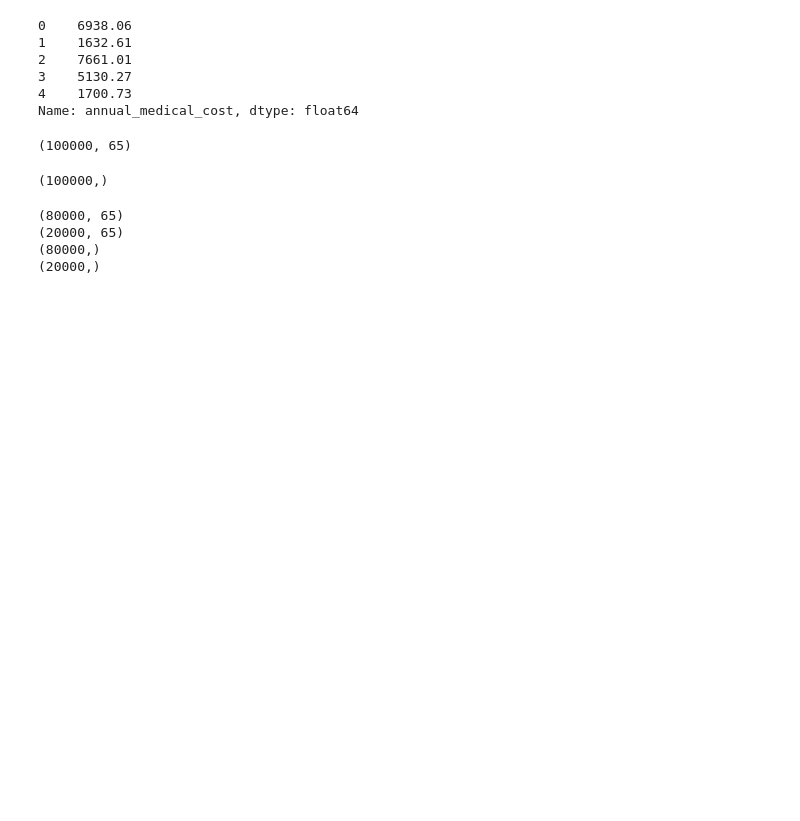
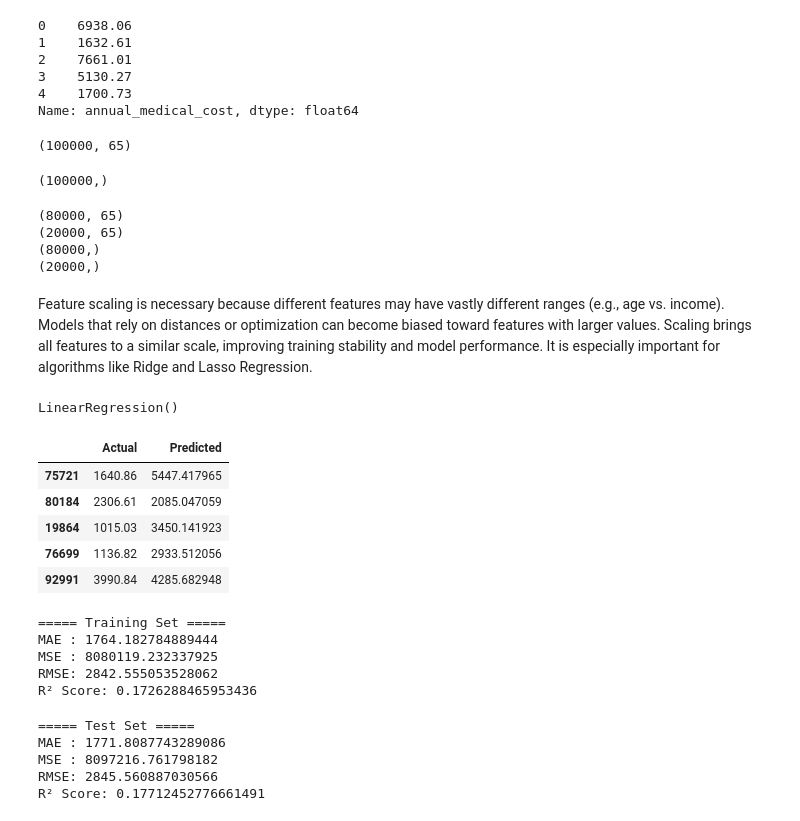
Before and after one commit to Krishna-matic/Machine_Learning_Projects, a Jupyter notebook: 01_medical_insurance_cost_prediction/Medical_Insurance_Cost_Prediction.ipynb, the cells around one changed output. Saved outputs shown, nothing was run; the diff lists cells and outputs as text; code cells hidden in the pictures; blank space fills up the shorter version.

Commit message:
Completed the implementaion of Linear Regression model and evaluated the model

```diff
--- a/01_medical_insurance_cost_prediction/Medical_Insurance_Cost_Prediction.ipynb
+++ b/01_medical_insurance_cost_prediction/Medical_Insurance_Cost_Prediction.ipynb
@@ -693,10 +693,11 @@ print(y_test.shape)
 (80000,)
 (20000,)
 # %%
-from sklearn.model_selection import train_test_split
-x_train, x_test, y_train, y_test = train_test_split(
-    x,
-    y,
-    test_size=0.2,
-    random_state=42
-)
+from sklearn.preprocessing import StandardScaler
+
+scaler = StandardScaler()
+
+x_train_scaled = scaler.fit_transform(x_train)
+x_test_scaled = scaler.transform(x_test)
+# %% [markdown]
+Feature scaling is necessary because different features may have vastly different ranges (e.g., age vs. income). Models that rely on distances or optimization can become biased toward features with larger values. Scaling brings all features to a similar scale, improving training stability and model performance. It is especially important for algorithms like Ridge and Lasso Regression.
@@ -702,0 +706,21 @@ x_train, x_test, y_train, y_test = train_test_split(
+# %%
+lr_model = LinearRegression()
+# %%
+lr_model.fit(x_train_scaled,y_train)
+# %% [output]
+LinearRegression()
+# %%
+y_pred = lr_model.predict(x_test_scaled)
+# %%
+comparison = pd.DataFrame({
+    "Actual": y_test,
+    "Predicted": y_pred
+})
+comparison.head()
+# %% [output]
+|  | Actual | Predicted |
+| 75721 | 1640.86 | 5447.417965 |
+| 80184 | 2306.61 | 2085.047059 |
+| 19864 | 1015.03 | 3450.141923 |
+| 76699 | 1136.82 | 2933.512056 |
+| 92991 | 3990.84 | 4285.682948 |
@@ -702,0 +736,26 @@ x_train, x_test, y_train, y_test = train_test_split(
+# %%
+print("===== Training Set =====")
+
+print("MAE :", mean_absolute_error(y_train, y_train_pred))
+print("MSE :", mean_squared_error(y_train, y_train_pred))
+print("RMSE:", np.sqrt(mean_squared_error(y_train, y_train_pred)))
+print("R² Score:", r2_score(y_train, y_train_pred))
+# %% [output]
+===== Training Set =====
+MAE : 1764.182784889444
+MSE : 8080119.232337925
+RMSE: 2842.555053528062
+R² Score: 0.1726288465953436
+# %%
+print("\n===== Test Set =====")
+
+print("MAE :", mean_absolute_error(y_test, y_pred))
+print("MSE :", mean_squared_error(y_test, y_pred))
+print("RMSE:", np.sqrt(mean_squared_error(y_test, y_pred)))
+print("R² Score:", r2_score(y_test, y_pred))
+# %% [output]
+===== Test Set =====
+MAE : 1771.8087743289086
+MSE : 8097216.761798182
+RMSE: 2845.560887030566
+R² Score: 0.17712452776661491
```
Also changed, not shown: parts of 3 cells of this notebook.
